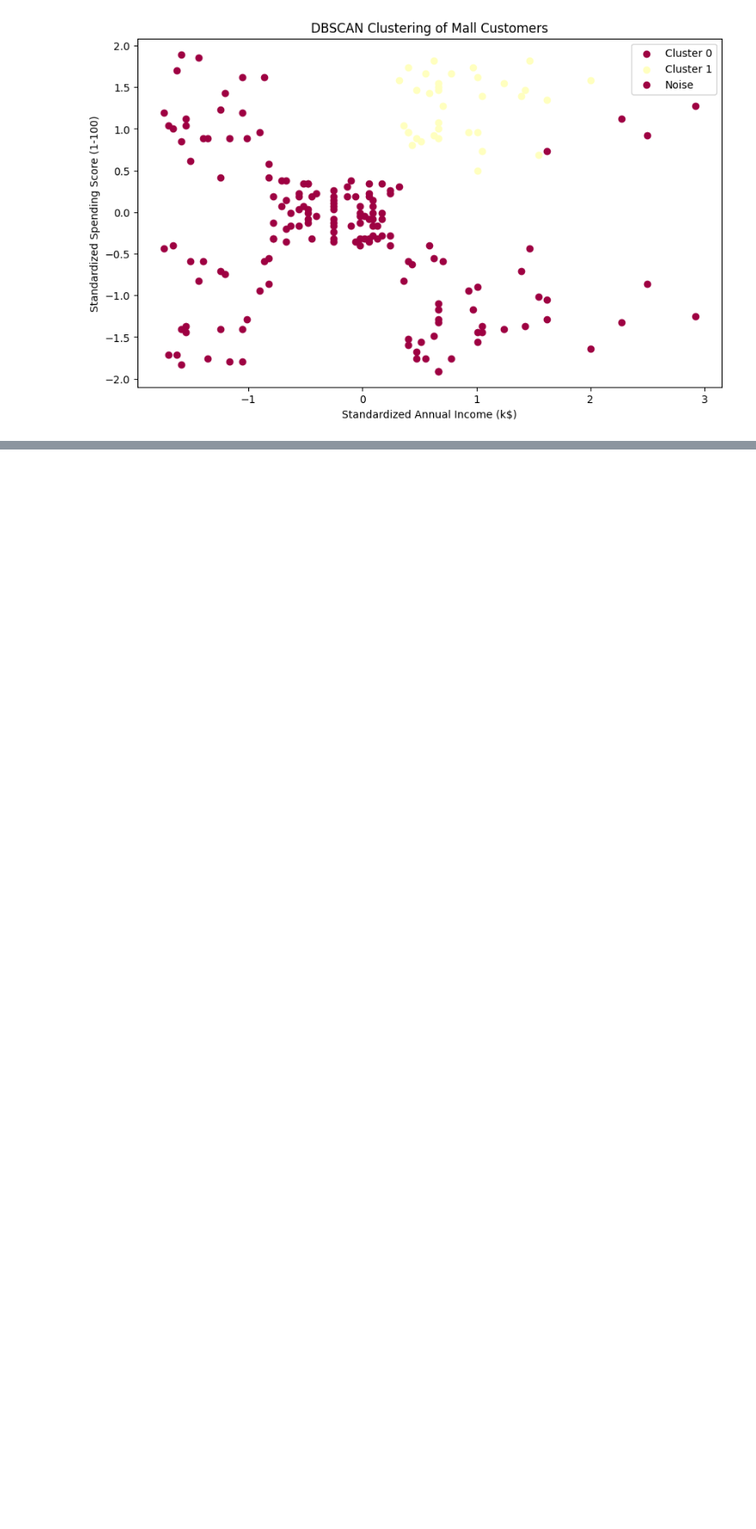
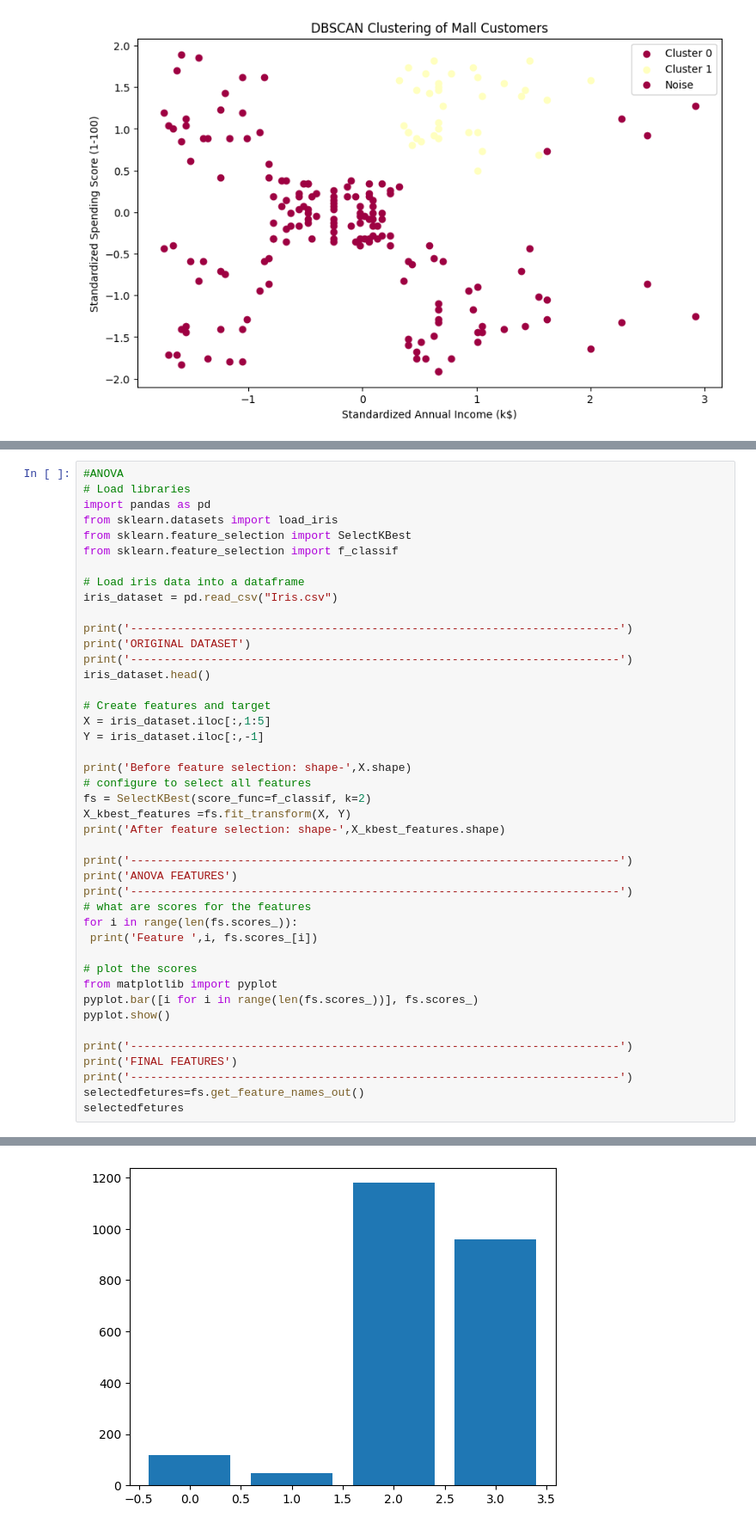
Before and after one commit to hrishikreddy/CNLAB, a Jupyter notebook: MLInt2.ipynb, the cells around one changed output, grey strips where cells are left out. Shown at 86% size. Drawn from its saved outputs; the diff is of its cells as text; blank space fills up the shorter version.

```diff
--- a/MLInt2.ipynb
+++ b/MLInt2.ipynb
@@ -811,0 +1085,44 @@ plt.show()
+# %%
+#ANOVA
+# Load libraries
+import pandas as pd
+from sklearn.datasets import load_iris
+from sklearn.feature_selection import SelectKBest
+from sklearn.feature_selection import f_classif
+
+# Load iris data into a dataframe
+iris_dataset = pd.read_csv("Iris.csv")
+
+print('-------------------------------------------------------------------------')
+print('ORIGINAL DATASET')
+print('-------------------------------------------------------------------------')
+iris_dataset.head()
+
+# Create features and target
+X = iris_dataset.iloc[:,1:5]
+Y = iris_dataset.iloc[:,-1]
+
+print('Before feature selection: shape-',X.shape)
+# configure to select all features
+fs = SelectKBest(score_func=f_classif, k=2)
+X_kbest_features =fs.fit_transform(X, Y)
+print('After feature selection: shape-',X_kbest_features.shape)
+
+print('-------------------------------------------------------------------------')
+print('ANOVA FEATURES')
+print('-------------------------------------------------------------------------')
+# what are scores for the features
+for i in range(len(fs.scores_)):
+ print('Feature ',i, fs.scores_[i])
+
+# plot the scores
+from matplotlib import pyplot
+pyplot.bar([i for i in range(len(fs.scores_))], fs.scores_)
+pyplot.show()
+
+print('-------------------------------------------------------------------------')
+print('FINAL FEATURES')
+print('-------------------------------------------------------------------------')
+selectedfetures=fs.get_feature_names_out()
+selectedfetures
+# %% [output]
@@ -811,0 +1141 @@ plt.show()
+[figure, added]
```
Also changed, not shown: parts of 30 cells of this notebook.
